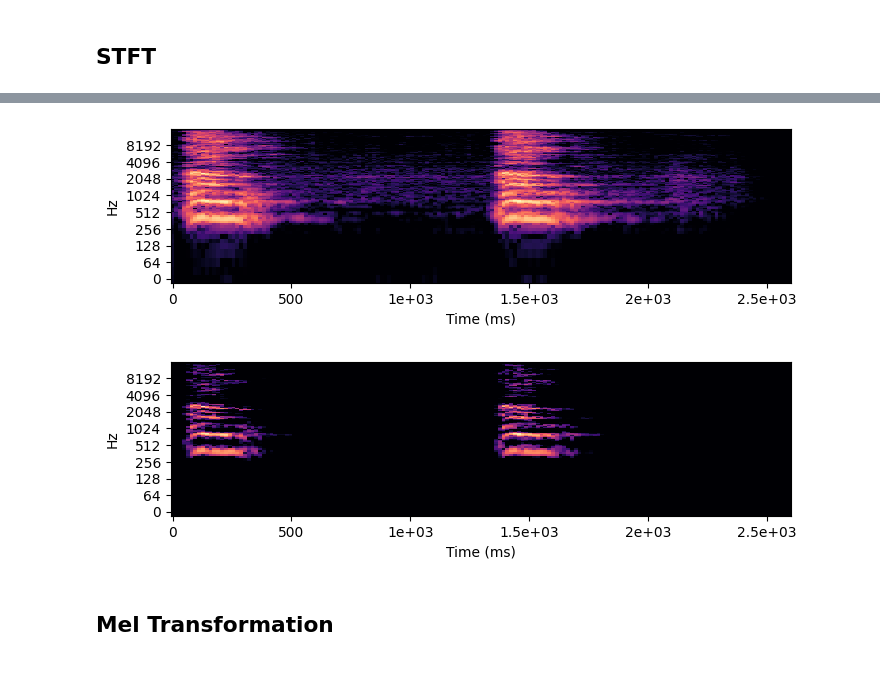
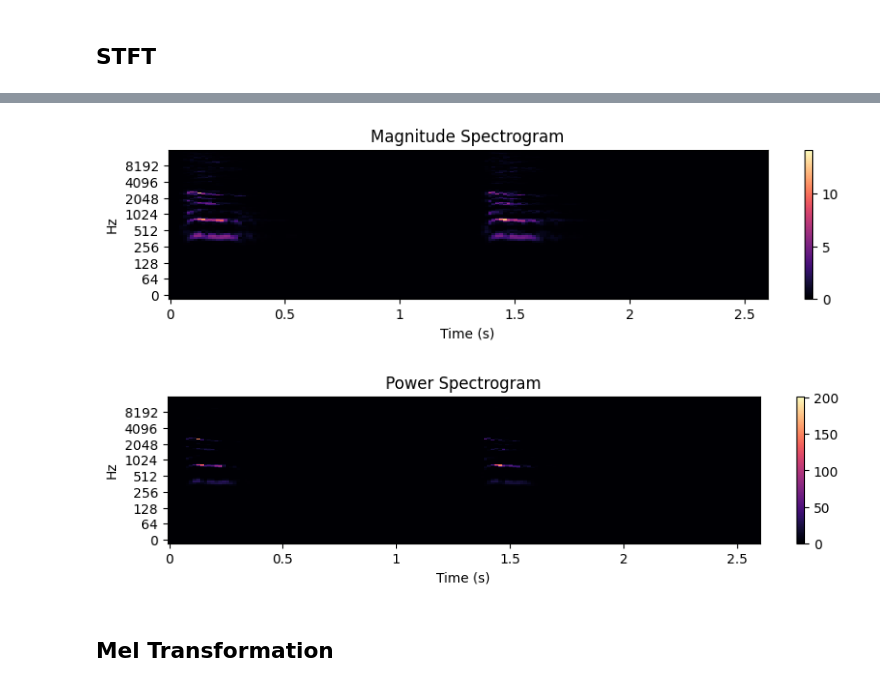
Before and after one commit to prompteus/audio-captioning, a Jupyter notebook: notebooks/slides.ipynb, the cells around one changed output, grey strips where cells are left out. Saved outputs shown, nothing was run; the diff lists cells and outputs as text; code cells hidden in the pictures.

```diff
--- a/notebooks/slides.ipynb
+++ b/notebooks/slides.ipynb
@@ -44,25 +23,0 @@ def freq_plot(x, sr):
-# %%
-def spec_liro(x, sr, n_fft=1024, win_length=800, hop_length=320, compute_spec=True, use_mel=False):
-    fig, ax = plt.subplots(nrows=1, figsize=(8, 2))
-
-    if compute_spec:
-        # we compute the STFT
-        x = liro.stft(x, n_fft=n_fft, win_length=win_length, hop_length=hop_length)
-        # from the complex valued STFT, we compute magnitude and phase
-        x, phase = liro.magphase(x)
-    # we convert the linear amplitude to logarithmic amplitude (in decibel)
-    x = liro.amplitude_to_db(x)
-    # then we'll display that with this nice convenience function
-    # that rescales the frequency axis to be logarithmic upon request
-    # and gives us [ms] on the time axis
-    lirod.specshow(
-        x,
-        sr=sr,
-        x_axis='ms',
-        y_axis='log' if not use_mel else "mel",
-        cmap='magma',
-        ax=ax,
-        n_fft=n_fft,
-        win_length=win_length
-    )
-    plt.show()
@@ -89,4 +23,0 @@ def spec_torch(x, sr, n_fft=1024, hop_length=320):
-# %%
-sr = 32000
-example_wav, _ = liro.load(example_file, sr=sr)
-spec_torch(example_wav, sr)
@@ -341,10 +336,10 @@ spec_liro(wav_pree.squeeze().numpy(), sr)
 # %% [markdown]
 ## STFT
 # %%
-window = torch.hann_window(800, periodic=False)
-spec = torch.stft(wav_pree, n_fft=1024, hop_length=320, win_length=800,
-                       center=True, normalized=False, window=window, return_complex=True)
-abs_spec = torch.abs(spec)
-spec = torch.stft(wav_pree, n_fft=1024, hop_length=320, win_length=800,
+n_fft, win_length, hop_length = 1024, 800, 320
+window = torch.hann_window(win_length, periodic=False)
+spec = torch.stft(wav_pree, n_fft=n_fft, hop_length=hop_length, win_length=win_length,
                        center=True, normalized=False, window=window, return_complex=False)
 power_spec = (spec ** 2).sum(dim=-1)
+# for comparison, we calculate also the magnitude spectrogram
+mag_spec = torch.sqrt(power_spec)
@@ -351,9 +350,9 @@ power_spec = (spec ** 2).sum(dim=-1)
 # %%
-spec_liro(abs_spec.squeeze().numpy(), sr, compute_spec=False)
-spec_liro(power_spec.squeeze().numpy(), sr, compute_spec=False)
+spec_liro(mag_spec.squeeze().numpy(), sr, x_is_spec=True, convert_to_db=False, title="Magnitude Spectrogram")
+spec_liro(power_spec.squeeze().numpy(), sr, x_is_power_spec=True, convert_to_db=False, title="Power Spectrogram")
 # %% [output]
-[figure, old version]
+[figure, new version]
-[figure, old version]
+[figure, new version]
 # %% [markdown]
 ## Mel Transformation
 # %%
```
Also changed, not shown: parts of 49 cells of this notebook, 1 other file.
